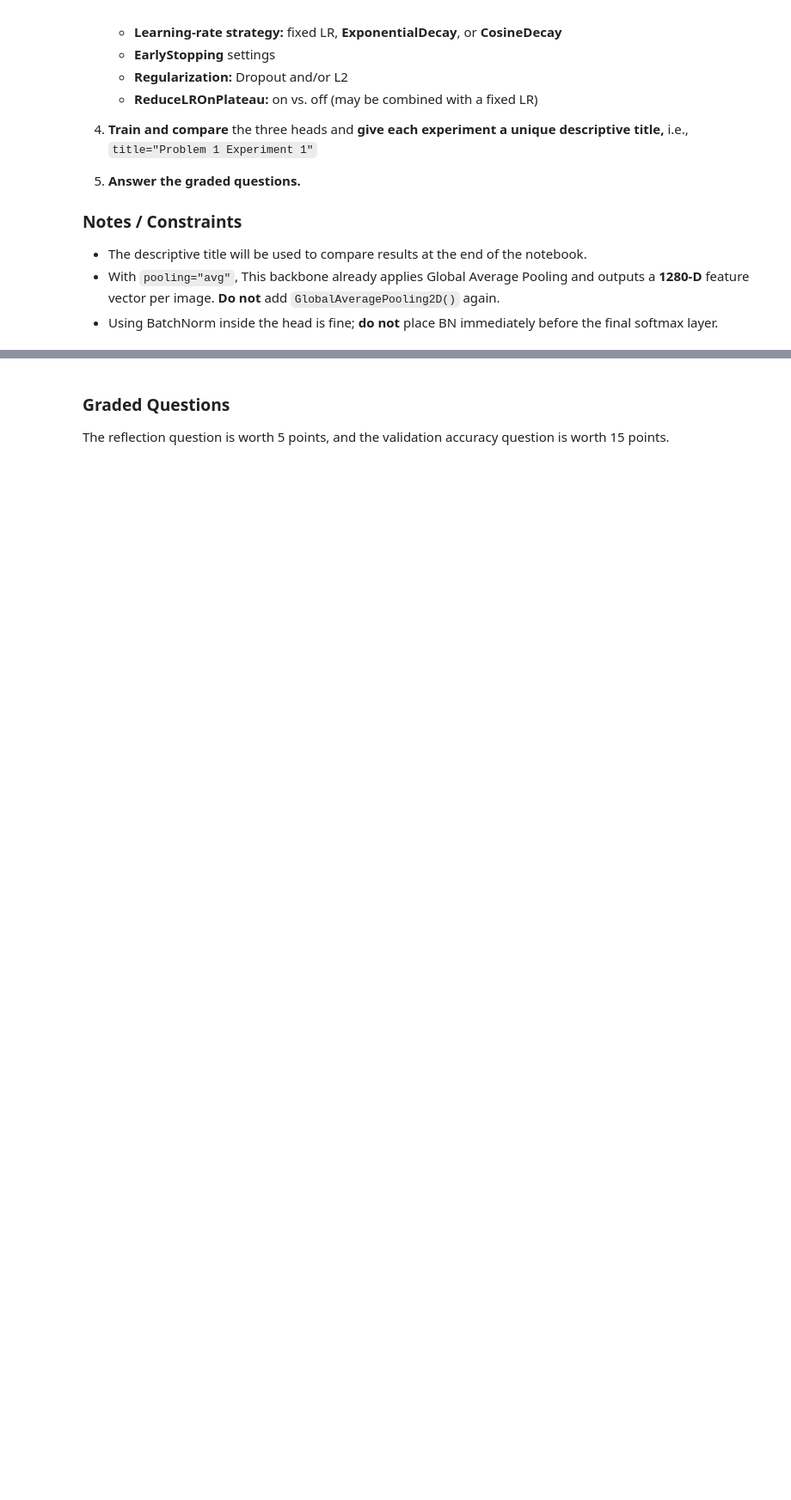
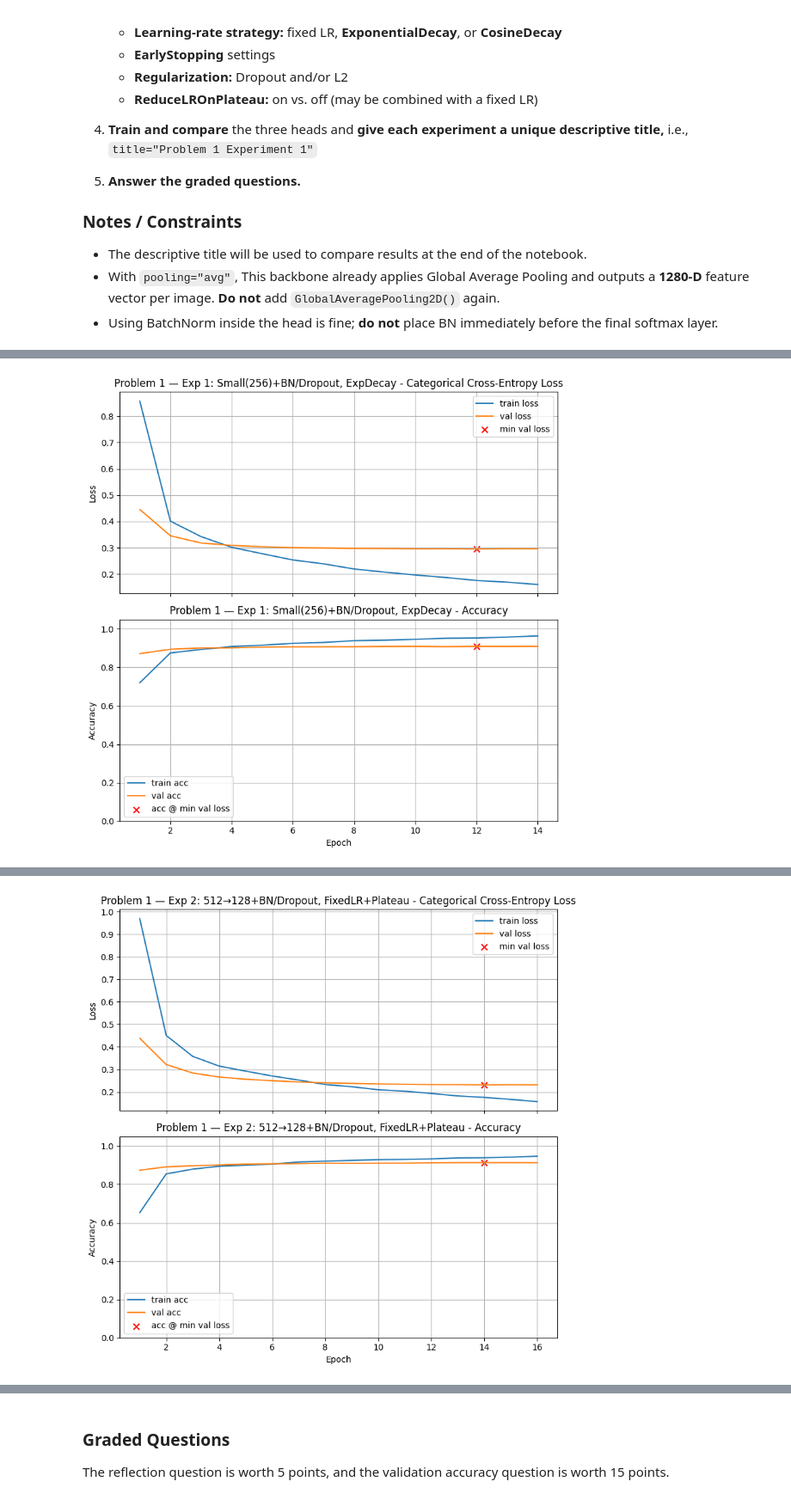
Before and after one commit to polinacsv/Module-7-Assignments, a Jupyter notebook: Homework_05.ipynb, the cells around one changed output, grey strips where cells are left out. Shown at 86% size. Drawn from its saved outputs; the diff is of its cells as text; code cells hidden in the pictures; blank space fills up the shorter version.

```diff
--- a/Homework_05.ipynb
+++ b/Homework_05.ipynb
@@ -472,4 +486,77 @@ base = make_base_pooled()  # default: trainable=False
 * With `pooling="avg"`, This backbone already applies Global Average Pooling and outputs a **1280-D** feature vector per image. **Do not** add `GlobalAveragePooling2D()` again.
 * Using BatchNorm inside the head is fine; **do not** place BN immediately before the final softmax layer.
 # %%
-# Your code here; add as many cells as you need
+
+def make_head_small():
+    # A: very small head with light regularization
+    base = make_base_model_pooled(trainable=False)
+    return models.Sequential([
+        base,
+        BatchNormalization(),                # normalize 1280-D features
+        Dense(256, activation="relu", kernel_regularizer=l2reg, kernel_initializer=he),
+        Dropout(0.25),
+        Dense(num_classes, activation="softmax")
+    ])
+
+def make_head_medium_bn_drop():
+    # B: classic 512→128 MLP with BN+Dropout (no BN before softmax)
+    base = make_base_model_pooled(trainable=False)
+    return models.Sequential([
+        base,
+        BatchNormalization(),
+        Dense(512, kernel_initializer=he),
+        BatchNormalization(),
+        ReLU(),
+        Dropout(0.40),
+        Dense(128, kernel_initializer=he),
+        BatchNormalization(),
+        ReLU(),
+        Dropout(0.30),
+        Dense(num_classes, activation="softmax")
+    ])
+
+def make_head_linear_probe_plus():
+    # C: "linear probe+" = tiny head (regularized), good as a strong simple baseline
+    base = make_base_model_pooled(trainable=False)
+    return models.Sequential([
+        base,
+        Dropout(0.50),                       # regularize the frozen features directly
+        Dense(num_classes,
+              activation="softmax",
+              kernel_regularizer=regularizers.l2(5e-4))
+    ])
+
+# Run 3 experiments
+hist1 = train_and_test(
+    make_head_small(),
+    title="Problem 1 — Exp 1: Small(256)+BN/Dropout, ExpDecay",
+    lr_schedule=exp_decay,
+    patience=2,        # short patience
+    callbacks=[reduce_lr],
+    batch_size=128,
+    verbose=1
+)
+
+hist2 = train_and_test(
+    make_head_medium_bn_drop(),
+    title="Problem 1 — Exp 2: 512→128+BN/Dropout, FixedLR+Plateau",
+    lr_schedule=1e-4,
+    patience=2,
+    callbacks=[reduce_lr],
+    batch_size=128,
+    verbose=1
+)
+
+hist3 = train_and_test(
+    make_head_linear_probe_plus(),
+    title="Problem 1 — Exp 3: Linear-Probe+ (Dropout/L2), CosineDecay",
+    lr_schedule=cosine_decay,
+    patience=2,
+    callbacks=[],
+    batch_size=128,
+    verbose=1
+)
+
+
+print_results()
+# %% [output]
@@ -475,0 +580 @@ base = make_base_pooled()  # default: trainable=False
+[figure, added]
@@ -475,0 +598 @@ base = make_base_pooled()  # default: trainable=False
+[figure, added]
```
Also changed, not shown: parts of 4 cells of this notebook.
